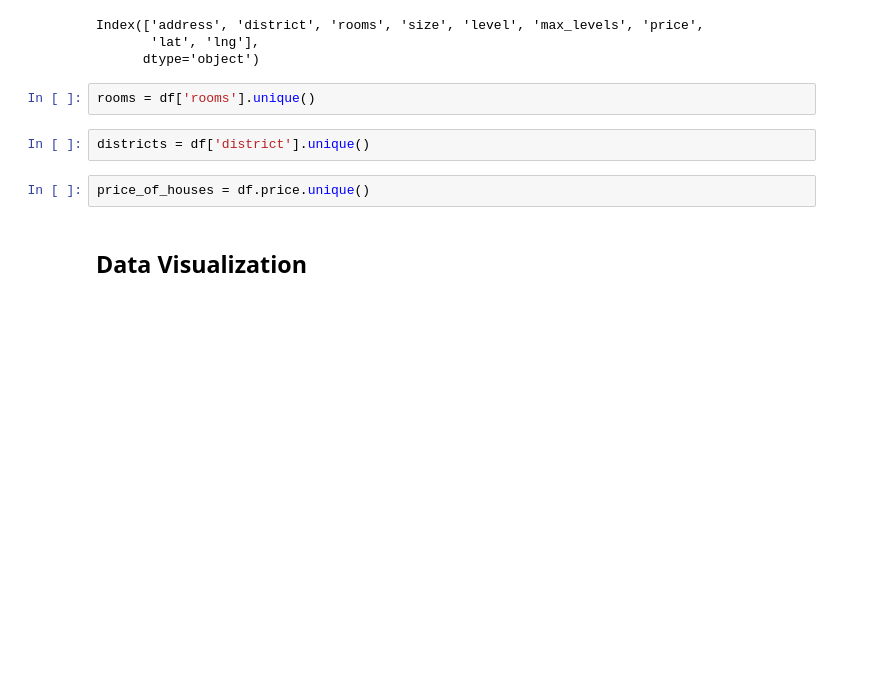
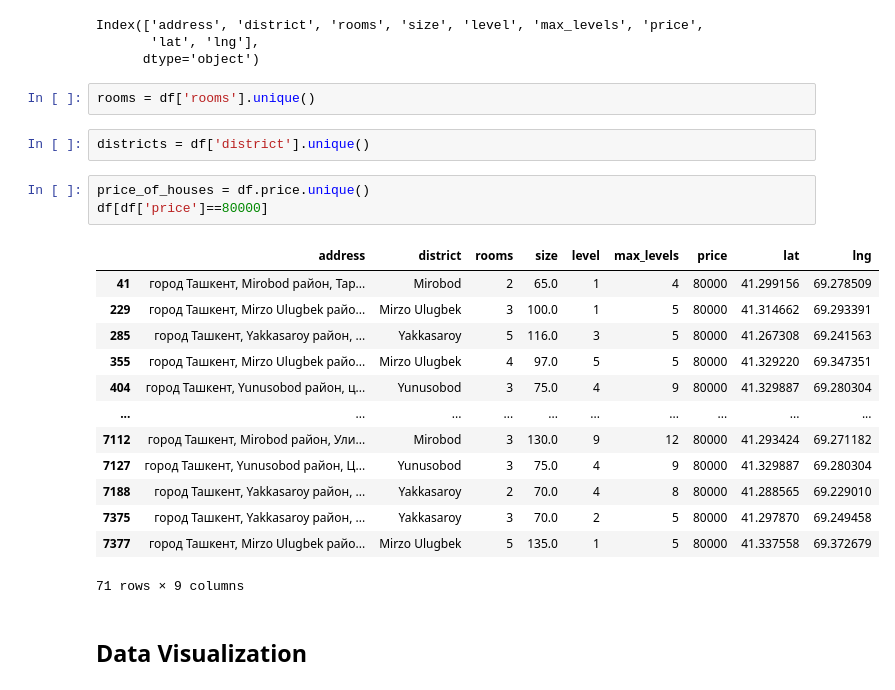
Before and after one commit to dadaxonEnigma/Exploratory-Data-Analysis, a Jupyter notebook: Prices in Tashkent/price houses.ipynb, the cells around one changed output. Drawn from its saved outputs; the diff is of its cells as text; blank space fills up the shorter version.

```diff
--- a/Prices in Tashkent/price houses.ipynb
+++ b/Prices in Tashkent/price houses.ipynb
@@ -66,5 +66,20 @@ rooms = df['rooms'].unique()
 districts = df['district'].unique()
 # %%
 price_of_houses = df.price.unique()
+df[df['price']==80000]
+# %% [output]
+|  | address | district | rooms | size | level | max_levels | price | lat | lng |
+| 41 | город Ташкент, Mirobod район, Тар... | Mirobod | 2 | 65.0 | 1 | 4 | 80000 | 41.299156 | 69.278509 |
+| 229 | город Ташкент, Mirzo Ulugbek райо... | Mirzo Ulugbek | 3 | 100.0 | 1 | 5 | 80000 | 41.314662 | 69.293391 |
+| 285 | город Ташкент, Yakkasaroy район, ... | Yakkasaroy | 5 | 116.0 | 3 | 5 | 80000 | 41.267308 | 69.241563 |
+| 355 | город Ташкент, Mirzo Ulugbek райо... | Mirzo Ulugbek | 4 | 97.0 | 5 | 5 | 80000 | 41.329220 | 69.347351 |
+| 404 | город Ташкент, Yunusobod район, ц... | Yunusobod | 3 | 75.0 | 4 | 9 | 80000 | 41.329887 | 69.280304 |
+| ... | ... | ... | ... | ... | ... | ... | ... | ... | ... |
+| 7112 | город Ташкент, Mirobod район, Ули... | Mirobod | 3 | 130.0 | 9 | 12 | 80000 | 41.293424 | 69.271182 |
+| 7127 | город Ташкент, Yunusobod район, Ц... | Yunusobod | 3 | 75.0 | 4 | 9 | 80000 | 41.329887 | 69.280304 |
+| 7188 | город Ташкент, Yakkasaroy район, ... | Yakkasaroy | 2 | 70.0 | 4 | 8 | 80000 | 41.288565 | 69.229010 |
+| 7375 | город Ташкент, Yakkasaroy район, ... | Yakkasaroy | 3 | 70.0 | 2 | 5 | 80000 | 41.297870 | 69.249458 |
+| 7377 | город Ташкент, Mirzo Ulugbek райо... | Mirzo Ulugbek | 5 | 135.0 | 1 | 5 | 80000 | 41.337558 | 69.372679 |
+71 rows × 9 columns
 # %% [markdown]
 ## Data Visualization
```
Also changed, not shown: parts of 3 cells of this notebook.
